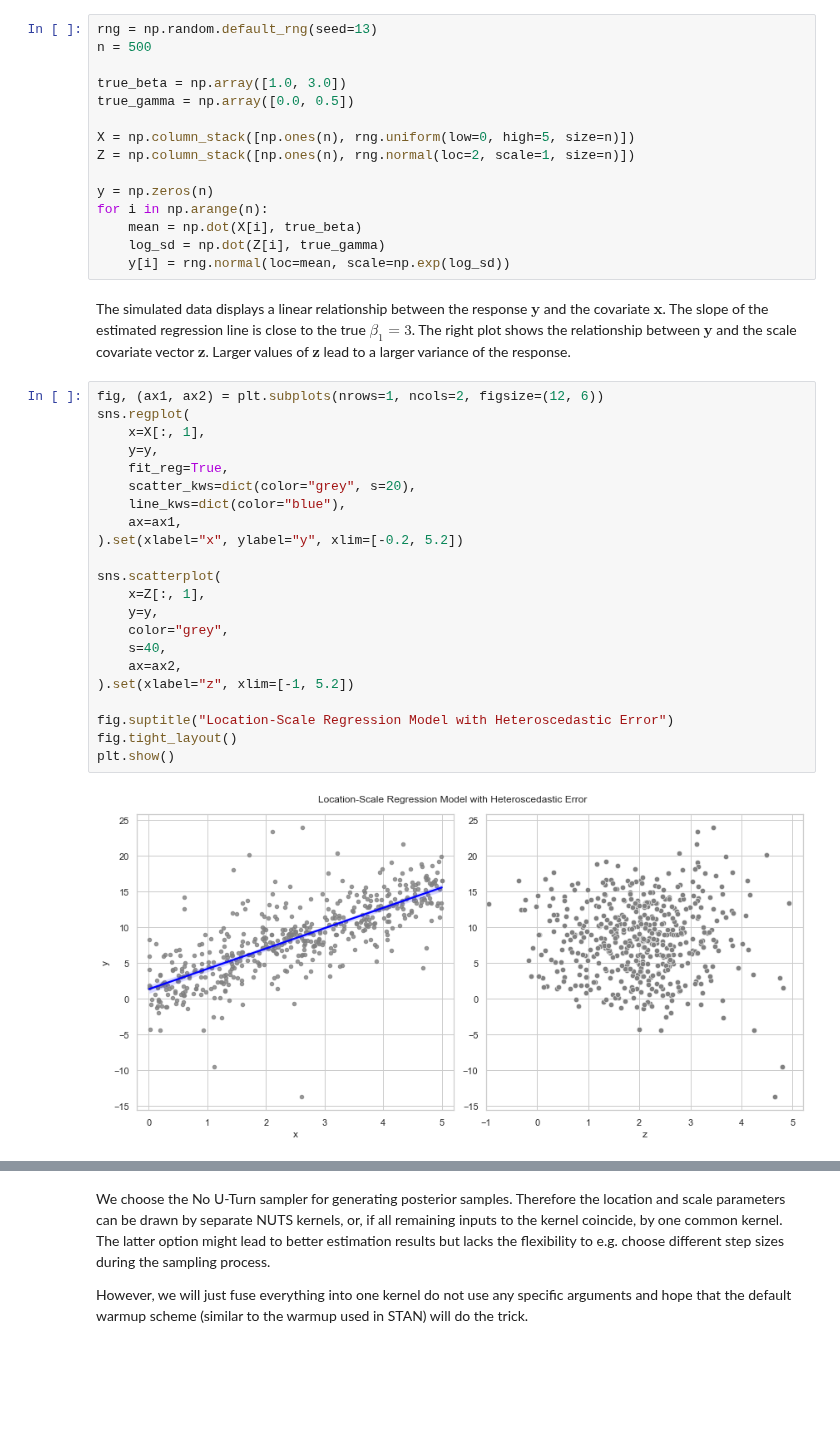
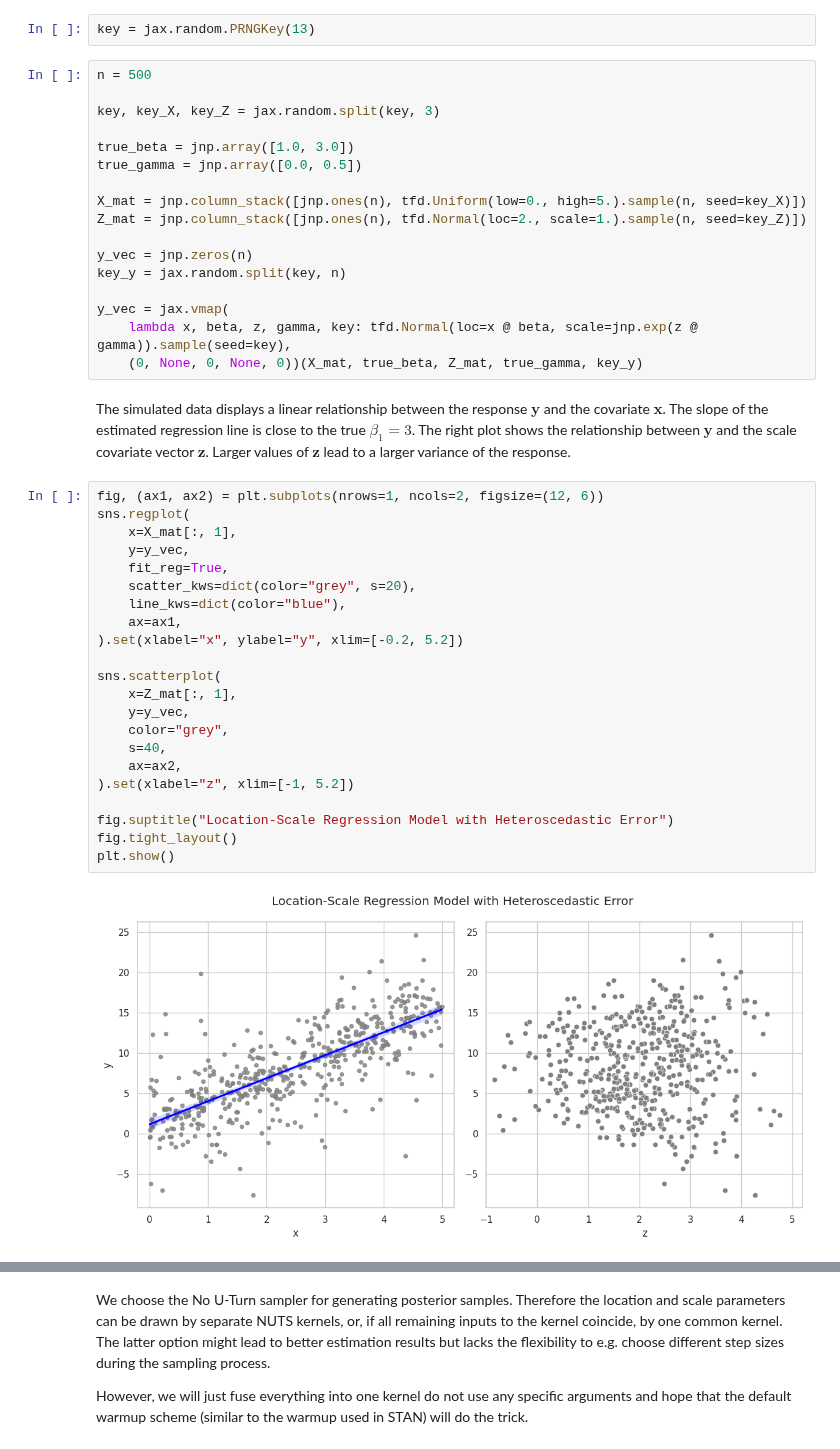
Before and after one commit to liesel-devs/liesel, a Jupyter notebook: docs/source/tutorials/ipynb/03-ls-reg.ipynb, the cells around one changed output, grey strips where cells are left out. Saved outputs shown, nothing was run; the diff lists cells and outputs as text; blank space fills up the shorter version.

```diff
--- a/docs/source/tutorials/ipynb/03-ls-reg.ipynb
+++ b/docs/source/tutorials/ipynb/03-ls-reg.ipynb
@@ -29,21 +32,25 @@ import seaborn as sns
 sns.set_theme(style="whitegrid")
 # %% [markdown]
 First lets generate the data according to the model
+# %%
+key = jax.random.PRNGKey(13)
 # %%
-rng = np.random.default_rng(seed=13)
 n = 500
 
-true_beta = np.array([1.0, 3.0])
-true_gamma = np.array([0.0, 0.5])
+key, key_X, key_Z = jax.random.split(key, 3)
 
-X = np.column_stack([np.ones(n), rng.uniform(low=0, high=5, size=n)])
-Z = np.column_stack([np.ones(n), rng.normal(loc=2, scale=1, size=n)])
+true_beta = jnp.array([1.0, 3.0])
+true_gamma = jnp.array([0.0, 0.5])
 
-y = np.zeros(n)
-for i in np.arange(n):
-    mean = np.dot(X[i], true_beta)
-    log_sd = np.dot(Z[i], true_gamma)
-    y[i] = rng.normal(loc=mean, scale=np.exp(log_sd))
+X_mat = jnp.column_stack([jnp.ones(n), tfd.Uniform(low=0., high=5.).sample(n, seed=key_X)])
+Z_mat = jnp.column_stack([jnp.ones(n), tfd.Normal(loc=2., scale=1.).sample(n, seed=key_Z)])
+
+y_vec = jnp.zeros(n)
+key_y = jax.random.split(key, n)
+
+y_vec = jax.vmap(
+    lambda x, beta, z, gamma, key: tfd.Normal(loc=x @ beta, scale=jnp.exp(z @ gamma)).sample(seed=key),
+    (0, None, 0, None, 0))(X_mat, true_beta, Z_mat, true_gamma, key_y)
 # %% [markdown]
 The simulated data displays a linear relationship between the response $\mathbf{y}$ and the covariate $\mathbf{x}$.
 The slope of the estimated regression line is close to the true $\beta_1 = 3$.
@@ -52,27 +59,27 @@ Larger values of $\mathbf{ z}$ lead to a larger variance of the response.
 # %%
 fig, (ax1, ax2) = plt.subplots(nrows=1, ncols=2, figsize=(12, 6))
 sns.regplot(
-    x=X[:, 1],
-    y=y,
+    x=X_mat[:, 1],
+    y=y_vec,
     fit_reg=True,
     scatter_kws=dict(color="grey", s=20),
     line_kws=dict(color="blue"),
     ax=ax1,
 ).set(xlabel="x", ylabel="y", xlim=[-0.2, 5.2])
 
 sns.scatterplot(
-    x=Z[:, 1],
-    y=y,
+    x=Z_mat[:, 1],
+    y=y_vec,
     color="grey",
     s=40,
     ax=ax2,
 ).set(xlabel="z", xlim=[-1, 5.2])
 
 fig.suptitle("Location-Scale Regression Model with Heteroscedastic Error")
 fig.tight_layout()
 plt.show()
 # %% [output]
-[figure, old version]
+[figure, new version]
 # %% [markdown]
 Since positivity of the variance is ensured by the exponential function, the linear part $\mathbf{z}_i^T \boldsymbol{\gamma}$ is not restricted to the positive real line.
 Hence, setting a normal prior distribution for $\gamma$ is feasible, leading to an almost symmetric specification of the location and scale parts of the model.
```
Also changed, not shown: parts of 16 cells of this notebook.
